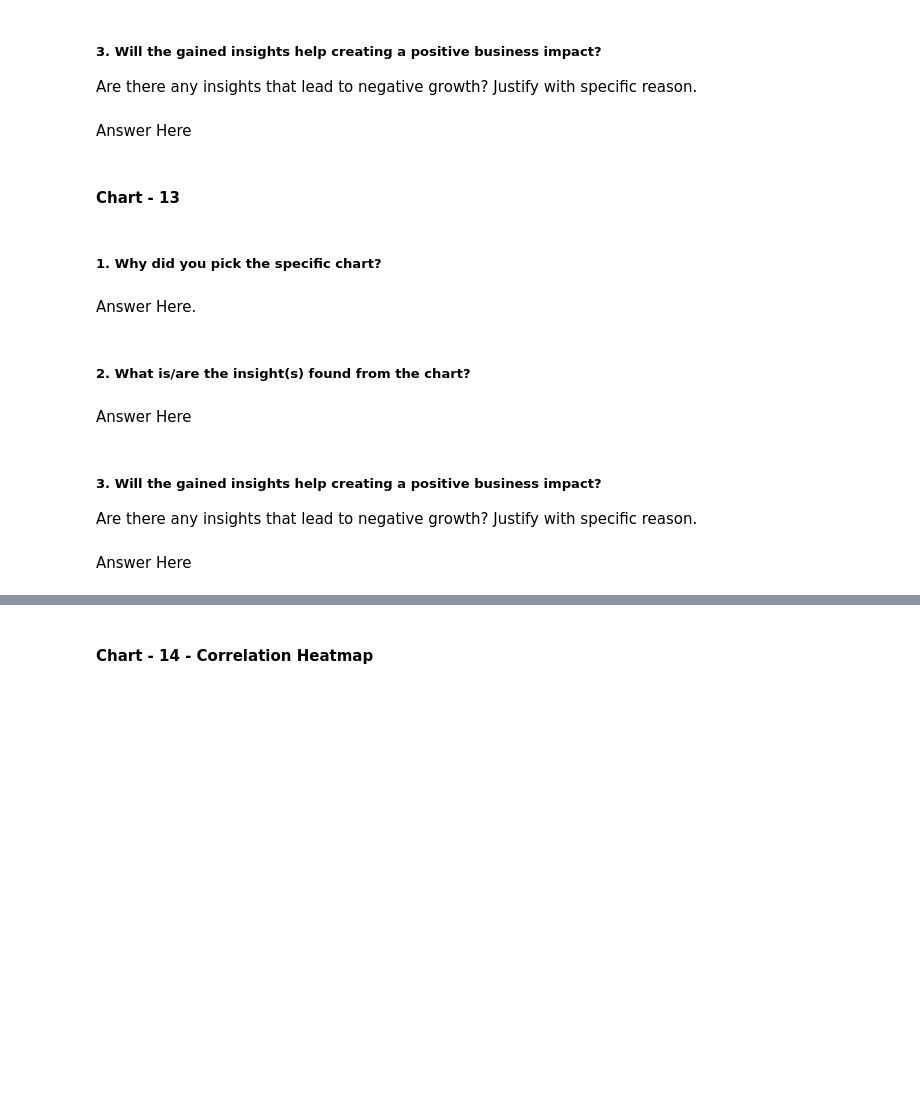
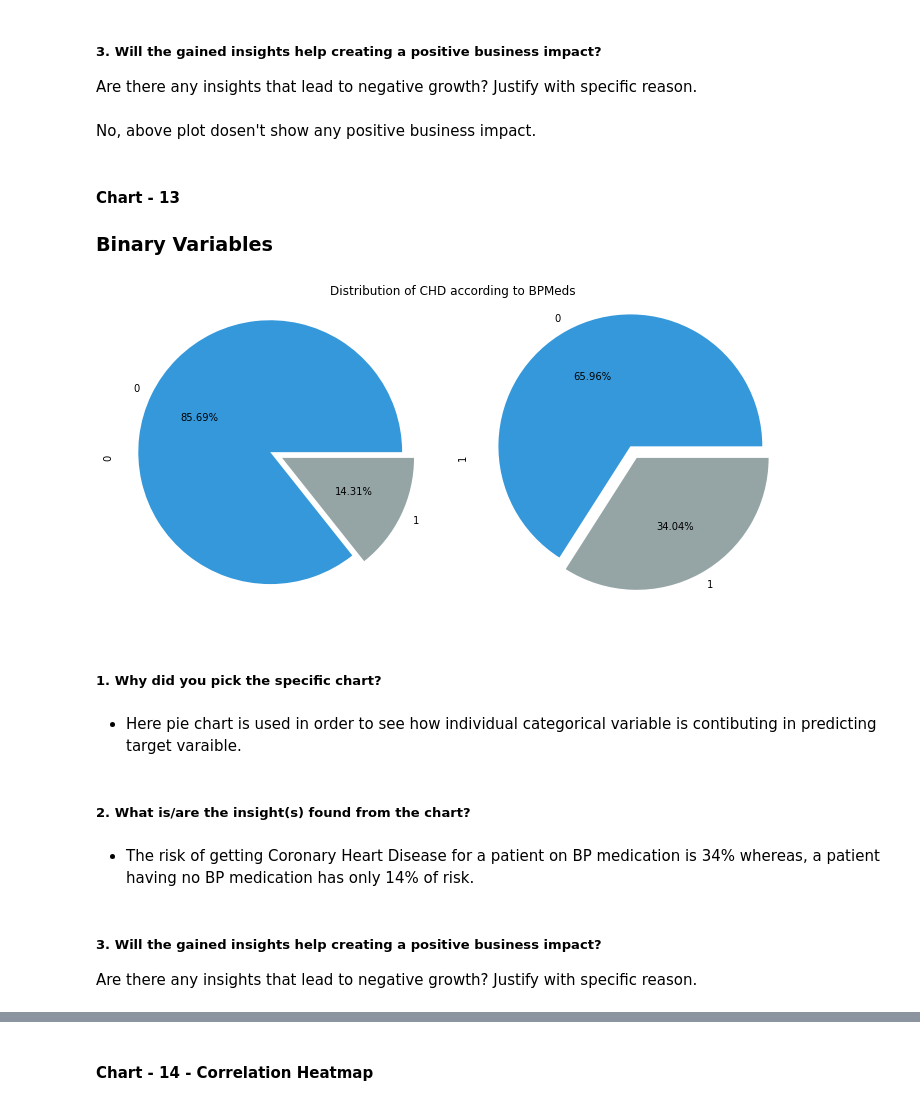
Before and after one commit to sakshantG/Cardiovascular_Risk_Prediction, a Jupyter notebook: Copy_of_Sample_ML_Submission_Template.ipynb, the cells around one changed output, grey strips where cells are left out. Cells and saved outputs as stored; diff of their text form; code cells hidden in the pictures; blank space fills up the shorter version.

```diff
--- a/Copy_of_Sample_ML_Submission_Template.ipynb
+++ b/Copy_of_Sample_ML_Submission_Template.ipynb
@@ -878,7 +877,9 @@ Answer Here
 # %% [markdown]
 ##### 3. Will the gained insights help creating a positive business impact?
 Are there any insights that lead to negative growth? Justify with specific reason.
-# %% [markdown]
-Answer Here
+# %% [markdown]
+No, above plot dosen't show any positive business impact.
 # %% [markdown]
 #### Chart - 13
+
+### **Binary Variables**
@@ -887,13 +886,25 @@ Answer Here
+# %%
+# Chart - 13
+# Risk of CHD to a patients on BPMedds
+bp_med = cardio_df.groupby(['BPMeds','TenYearCHD']).size().reset_index().pivot(
+                            columns='BPMeds', index='TenYearCHD', values=0)
+colors= ["#3498db", "#95a5a6"]
+bp_med.plot(kind='pie', subplots=True, figsize=(10,5), colors=colors,
+            autopct='%.2f%%', explode=[0.1,0], legend=False)
+
+plt.suptitle("Distribution of CHD according to BPMeds")
+plt.tight_layout()
+plt.show()
+# %% [output]
+[figure, added]
 # %% [markdown]
 ##### 1. Why did you pick the specific chart?
-# %% [markdown]
-Answer Here.
+# %% [markdown]
+* Here pie chart is used in order to see how individual categorical variable is contibuting in predicting target varaible.
 # %% [markdown]
 ##### 2. What is/are the insight(s) found from the chart?
-# %% [markdown]
-Answer Here
+# %% [markdown]
+* The risk of getting Coronary Heart Disease for a patient on BP medication is 34% whereas, a patient having no BP medication has only 14% of risk.
 # %% [markdown]
 ##### 3. Will the gained insights help creating a positive business impact?
 Are there any insights that lead to negative growth? Justify with specific reason.
-# %% [markdown]
-Answer Here
```
Also changed, not shown: parts of 76 cells of this notebook.
